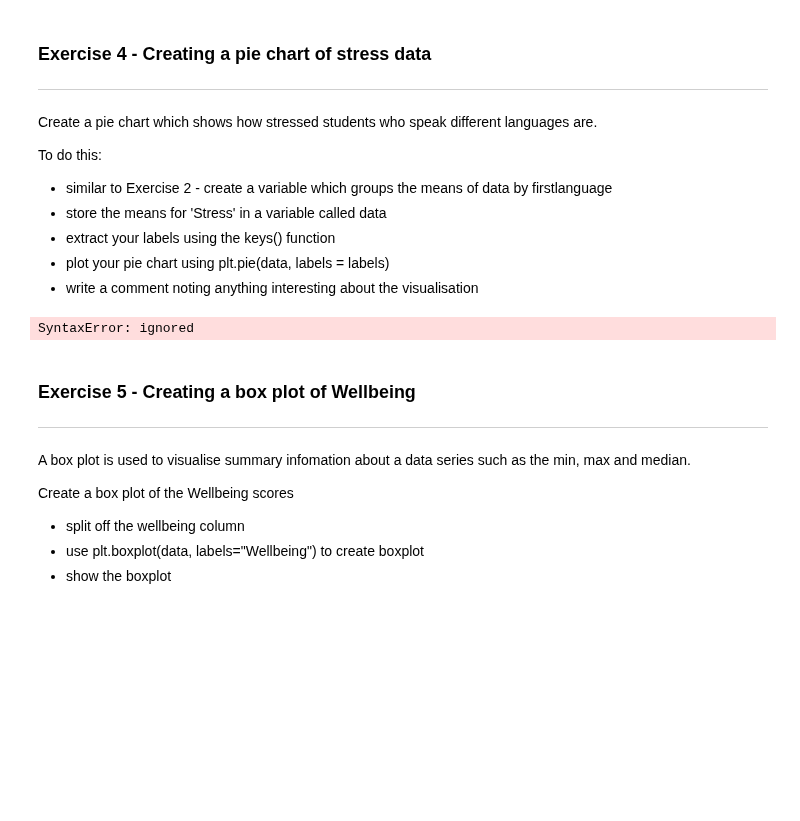
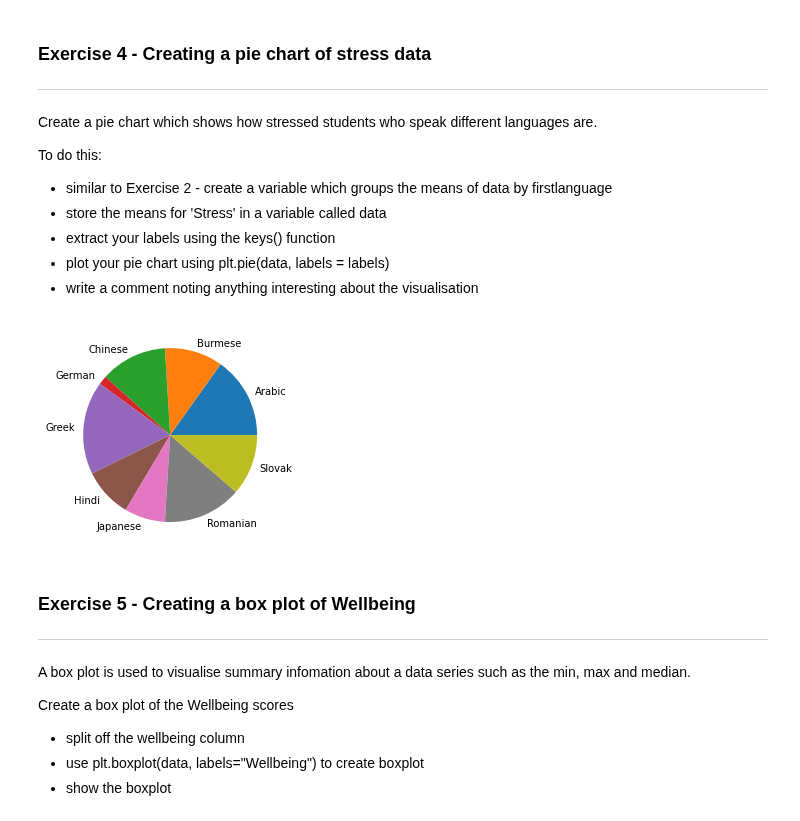
Before and after one commit to RautenM/PythonFundamentals, a Jupyter notebook: Worksheets/7_1_Visualisation_with_matplotlib.ipynb, the cells around one changed output. Saved outputs shown, nothing was run; the diff lists cells and outputs as text; code cells hidden in the pictures; blank space fills up the shorter version.

```diff
--- a/Worksheets/7_1_Visualisation_with_matplotlib.ipynb
+++ b/Worksheets/7_1_Visualisation_with_matplotlib.ipynb
@@ -191,11 +191,23 @@ To do this:
 * plot your pie chart using plt.pie(data, labels = labels)
 * write a comment noting anything interesting about the visualisation
 # %%
-import pandas from pd
-url = "https://github.com/lilaceri/Working-with-data-/blob/b157a2feceb7709cf82426932385706d65446270/Data%20Sets%20for%20code%20divisio/Positive_Psychology_2017.csv?raw=true"
-psych_data=(url.read_excel)
+import pandas as pd
+import matplotlib.pyplot as plt
+
+
+url = ("https://github.com/lilaceri/Working-with-data-/blob/b157a2feceb7709cf82426932385706d65446270/Data%20Sets%20for%20code%20divisio/Positive_Psychology_2017.csv?raw=true")
+df = pd.read_csv(url)
+df = psych_data
+
+
+first_language = psych_data.groupby(['firstlanguage']).mean()
+data = first_language["Stress"]
+labels = data.keys()
+
+plt.pie(data,labels = labels)
+plt.show()
 # %% [output]
-SyntaxError: ignored
+[figure, added]
 # %% [markdown]
 ### Exercise 5 - Creating a box plot of Wellbeing
 ---
```
